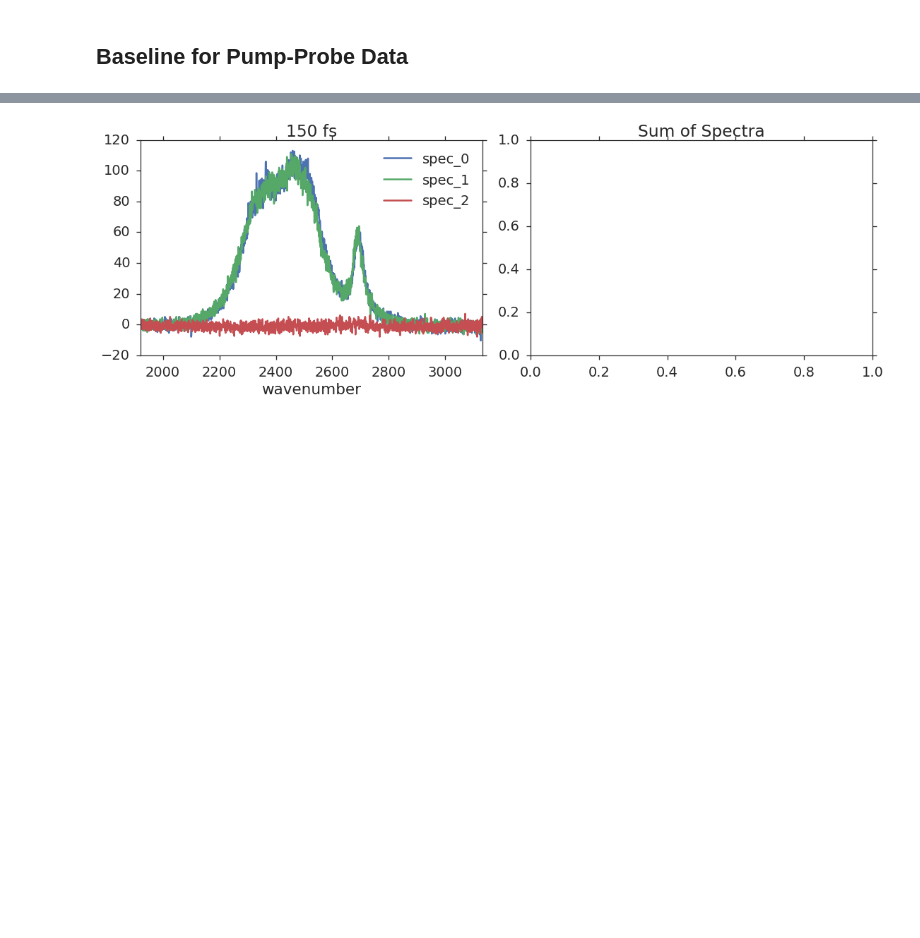
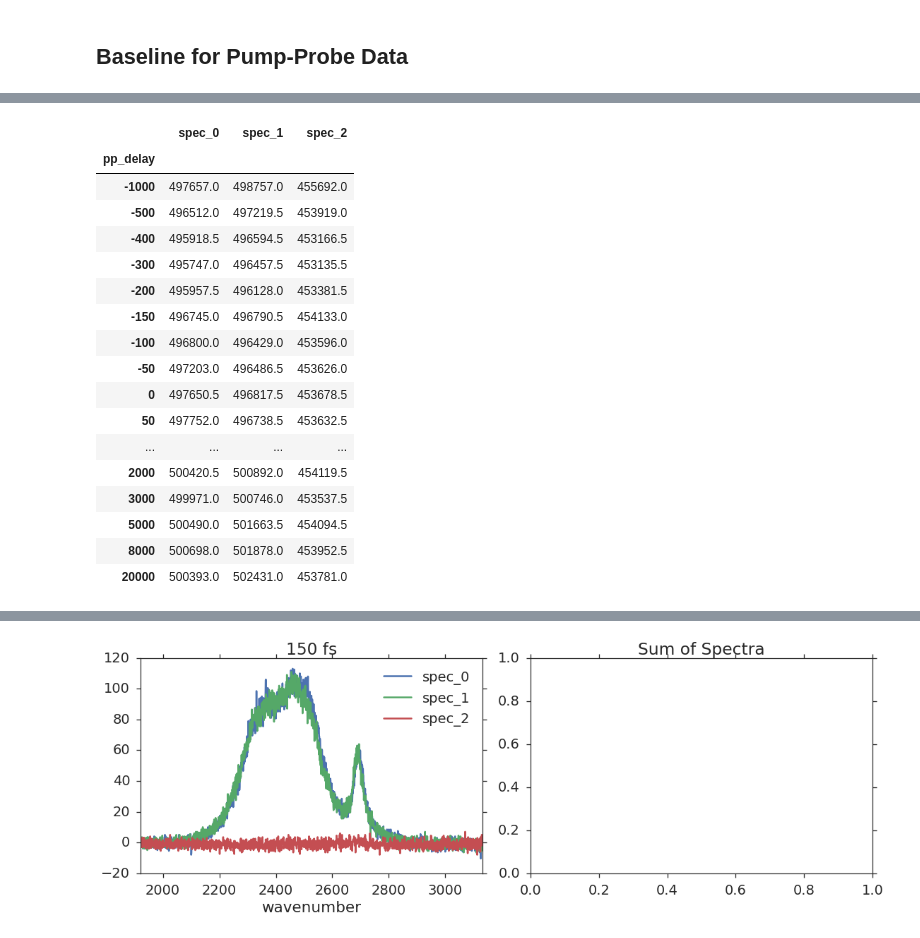
Before and after one commit to deisi/SFG2D, a Jupyter notebook: dashboards/pump-probe/pump-probe.ipynb, the cells around one changed output, grey strips where cells are left out. Drawn from its saved outputs; the diff is of its cells as text; code cells hidden in the pictures; blank space fills up the shorter version.

```diff
--- a/dashboards/pump-probe/pump-probe.ipynb
+++ b/dashboards/pump-probe/pump-probe.ipynb
@@ -199,0 +197,22 @@ NotImplementedError:
+# %%
+D = ppdData.ts0.med.sum(level="pp_delay")
+D
+# %% [output]
+|  | spec_0 | spec_1 | spec_2 |
+| pp_delay |  |  |  |
+| -1000 | 497657.0 | 498757.0 | 455692.0 |
+| -500 | 496512.0 | 497219.5 | 453919.0 |
+| -400 | 495918.5 | 496594.5 | 453166.5 |
+| -300 | 495747.0 | 496457.5 | 453135.5 |
+| -200 | 495957.5 | 496128.0 | 453381.5 |
+| -150 | 496745.0 | 496790.5 | 454133.0 |
+| -100 | 496800.0 | 496429.0 | 453596.0 |
+| -50 | 497203.0 | 496486.5 | 453626.0 |
+| 0 | 497650.5 | 496817.5 | 453678.5 |
+| 50 | 497752.0 | 496738.5 | 453632.5 |
+| ... | ... | ... | ... |
+| 2000 | 500420.5 | 500892.0 | 454119.5 |
+| 3000 | 499971.0 | 500746.0 | 453537.5 |
+| 5000 | 500490.0 | 501663.5 | 454094.5 |
+| 8000 | 500698.0 | 501878.0 | 453952.5 |
+| 20000 | 500393.0 | 502431.0 | 453781.0 |
```
Also changed, not shown: parts of 13 cells of this notebook, 4 other files.
